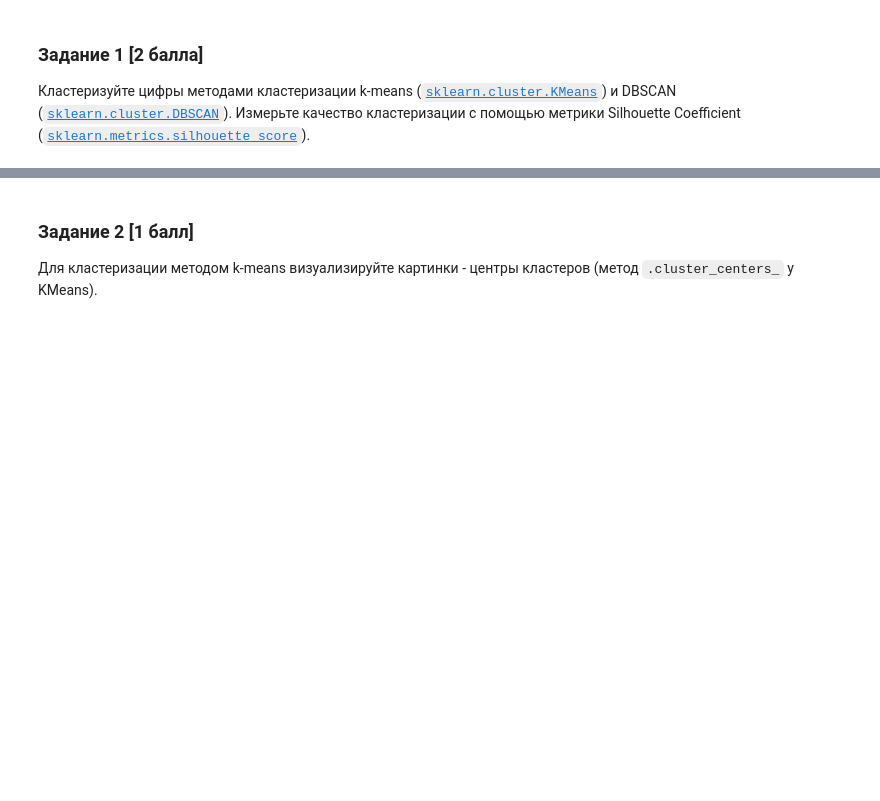
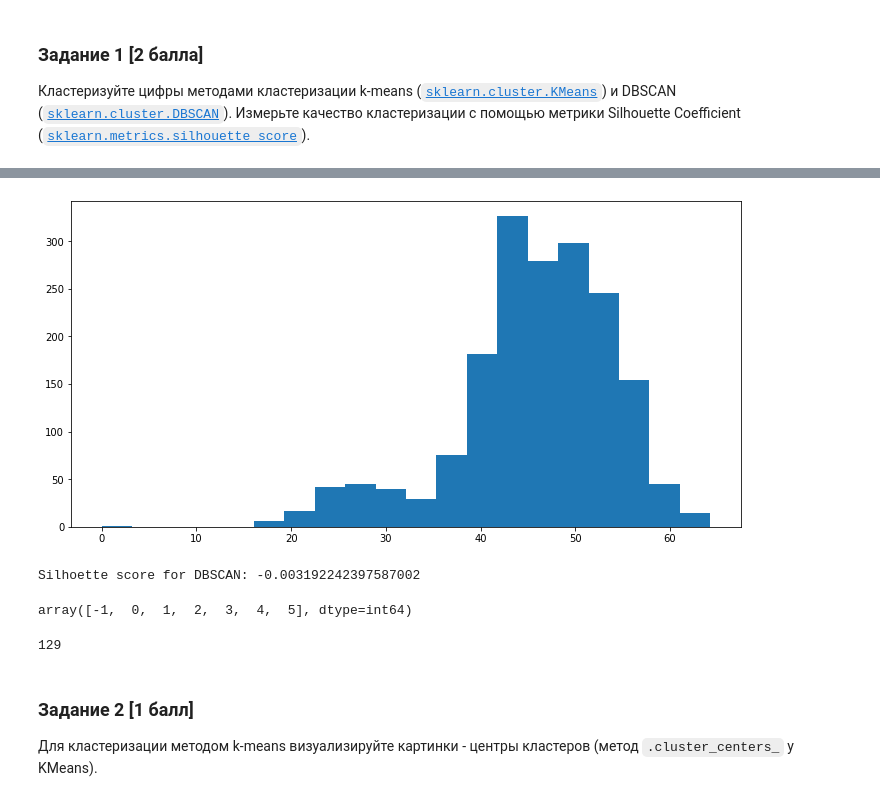
Before and after one commit to Oleg-DS/learning_data_science, a Jupyter notebook: ML/hw05.ipynb, the cells around one changed output, grey strips where cells are left out. Drawn from its saved outputs; the diff is of its cells as text; code cells hidden in the pictures; blank space fills up the shorter version.

```diff
--- a/ML/hw05.ipynb
+++ b/ML/hw05.ipynb
@@ -89,3 +113,27 @@ from sklearn.metrics import silhouette_score
+# %%
+plt.figure(figsize=(12, 6))
+plt.hist(d_matrix[:, 10], bins=20)
+plt.show()
+# %% [output]
+[figure, added]
+# %%
+dbsc = DBSCAN(eps=25, min_samples=10)
+dbsc_clusters = dbsc.fit_predict(digits)
+print('Silhoette score for DBSCAN:', silhouette_score(digits, dbsc_clusters))
+# %% [output]
+Silhoette score for DBSCAN: -0.003192242397587002
+# %%
+np.unique(dbsc.labels_)
+# %% [output]
+array([-1,  0,  1,  2,  3,  4,  5], dtype=int64)
+# %%
+outliers = 0
+for i in dbsc.labels_:
+    if i == -1:
+        outliers += 1
+outliers
+# %% [output]
+129
 # %% [markdown]
 ### Задание 2 [1 балл] <a id="task2"></a>
 
```
Also changed, not shown: parts of 7 cells of this notebook.
